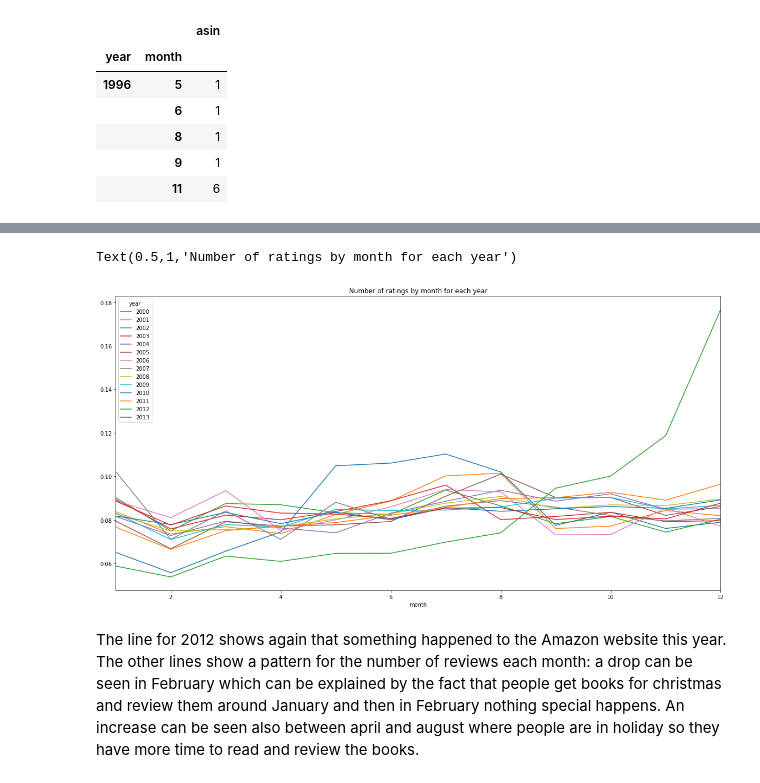
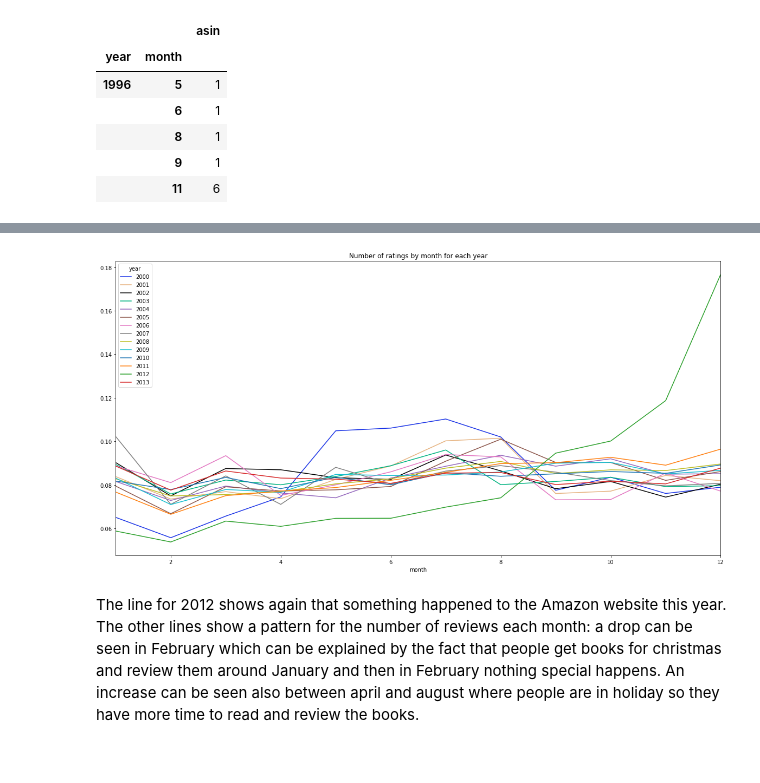
Before and after one commit to adamkozak/ADA2017-project, a Jupyter notebook: Project/Data_processing_milestone3.ipynb, the cells around one changed output, grey strips where cells are left out. Drawn from its saved outputs; the diff is of its cells as text; code cells hidden in the pictures.

```diff
--- a/Project/Data_processing_milestone3.ipynb
+++ b/Project/Data_processing_milestone3.ipynb
@@ -1043,6 +1044,6 @@ df = tot_df.groupby([tot_df.index.map(lambda t: t.year),tot_df.index.map(lambda
 # %%
-df.index.names = ['year','month']
-df.head()
+number_of_reviews_df.index.names = ['year','month']
+number_of_reviews_df.head()
 # %% [output]
 |  |  | asin |
 | year | month |  |
@@ -1052,7 +1053,7 @@ df.head()
 |  | 9 | 1 |
 |  | 11 | 6 |
 # %%
-df2 = df.unstack(level = 0)
+number_of_reviews_df = number_of_reviews_df.unstack(level = 0)
 # %%
 #divide by total number of reviews per year for each year
-df3 = df2 / df2.sum(axis = 0)
+nbr_of_reviews_df = number_of_reviews_df / number_of_reviews_df.sum(axis = 0)
@@ -1075,10 +1060,23 @@ df3 = df2 / df2.sum(axis = 0)
 # %%
-df3.columns = df3.columns.droplevel(level=0)
+nbr_of_reviews_df.columns = number_of_reviews_df.columns.droplevel(level=0)
-# %%
-df3.iloc[:, 4:-1].plot(figsize=(20,10))
-plt.title("Number of ratings by month for each year")
-# %% [output]
-Text(0.5,1,'Number of ratings by month for each year')
-[figure, removed]
+# %%
+#we don't account for the first years where we don't have many reviews and the last year 2014 that is not complete
+nbr_of_reviews_df.iloc[:, 4:-1].plot(figsize=(20,10))
+plt.title("Number of ratings by month for each year")
+
+#fix the 10 colors problem (only 10 colors available for more than 10 lines)
+ax = plt.gca()
+leg = ax.get_legend()
+hl_dict = {handle.get_label(): handle for handle in leg.legendHandles}
+hl_dict['2000'].set_color((0.1, 0.2, 0.9))
+ax.get_lines()[0].set_color((0.1, 0.2, 0.9))
+hl_dict['2001'].set_color((0.9, 0.7, 0.5))
+ax.get_lines()[1].set_color((0.9, 0.7, 0.5))
+hl_dict['2002'].set_color('black')
+ax.get_lines()[2].set_color("black")
+hl_dict['2003'].set_color((0.0, 0.7, 0.5))
+ax.get_lines()[3].set_color((0.0, 0.7, 0.5))
+# %% [output]
+[figure, added]
 # %% [markdown]
 The line for 2012 shows again that something happened to the Amazon website this year. The other lines show a pattern for the number of reviews each month: a drop can be seen in February which can be explained by the fact that people get books for christmas and review them around January and then in February nothing special happens. An increase can be seen also between april and august where people are in holiday so they have more time to read and review the books.
```
Also changed, not shown: parts of 21 cells of this notebook.
